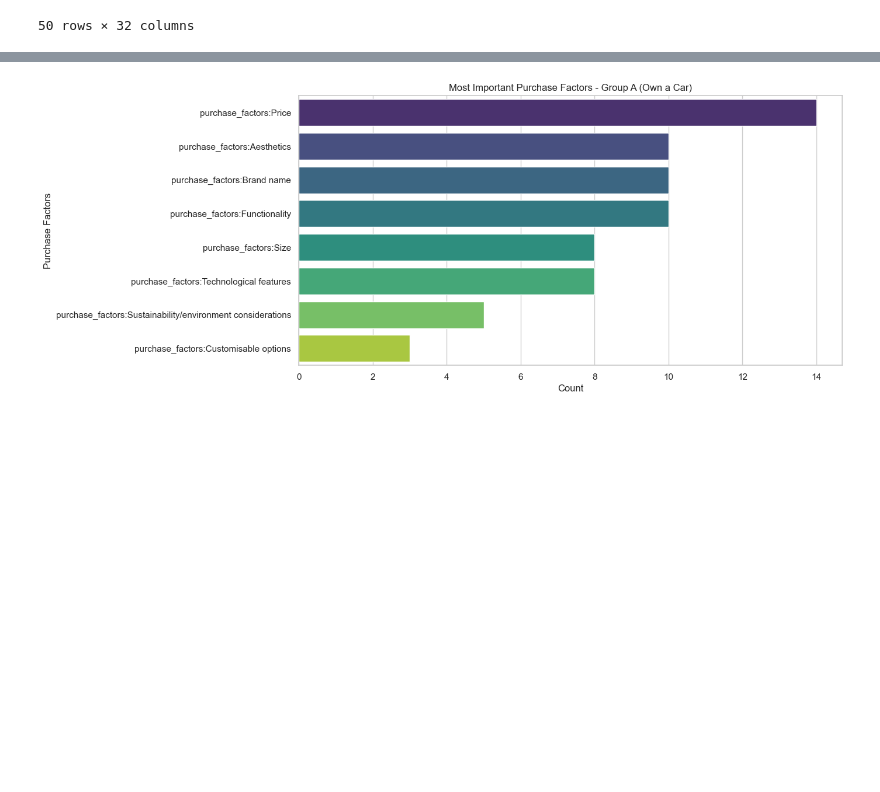
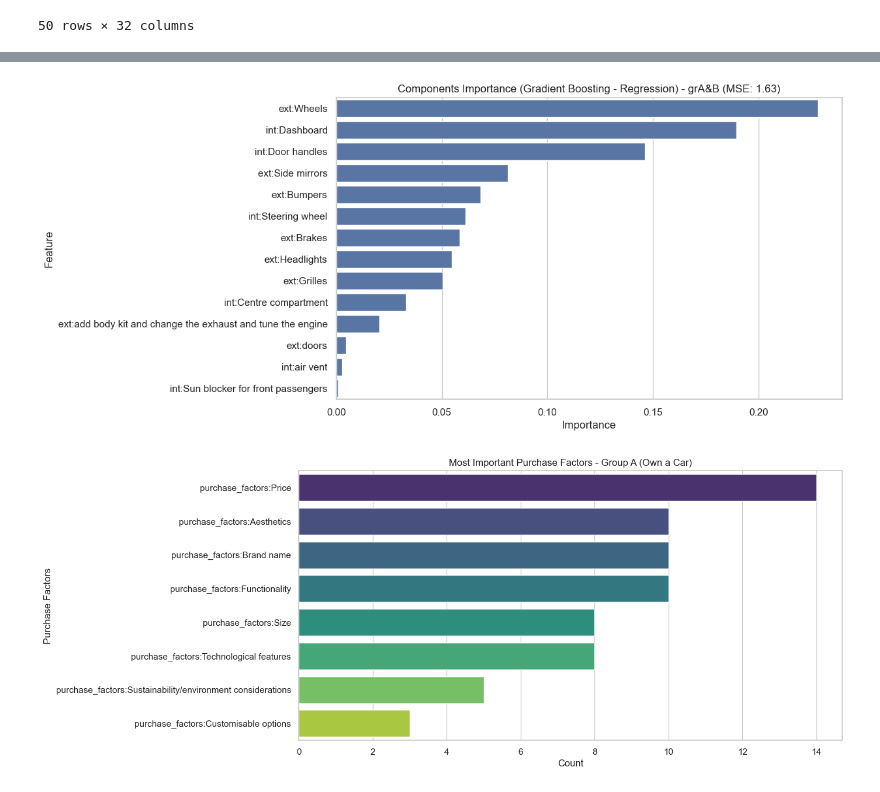
Before and after one commit to bentjh01/MA4829_Machine_Intelligence, a Jupyter notebook: data_exploration.ipynb, the cells around one changed output, grey strips where cells are left out. Cells and saved outputs as stored; diff of their text form; code cells hidden in the pictures; blank space fills up the shorter version.

```diff
--- a/data_exploration.ipynb
+++ b/data_exploration.ipynb
@@ -317 +375,23 @@ weighted avg       0.63      0.30      0.32        10
+# %%
+
+def analyze_components_importance_gb(X_train, X_test, y_train, y_test, components_cols, title):
+    model = GradientBoostingRegressor(random_state=42)
+    model.fit(X_train, y_train)
+
+    y_pred = model.predict(X_test)
+
+    mse = mean_squared_error(y_test, y_pred)
+    feature_importance = model.feature_importances_
+
+    # Visualize feature importance
+    importance_df = pd.DataFrame({'Feature': components_cols, 'Importance': feature_importance})
+
+    plt.figure(figsize=(10, 6))
+    sns.barplot(x='Importance', y='Feature', data=importance_df.sort_values(by='Importance', ascending=False))
+    plt.title(f'Components Importance (Gradient Boosting - Regression) - {title} (MSE: {mse:.2f})')
+    plt.show()
+
+analyze_components_importance_gb(X_train, X_test, y_train, y_test, components_cols, 'grA&B')
+# %% [output]
+[figure, added]
 # %%
```
Also changed, not shown: parts of 7 cells of this notebook.
